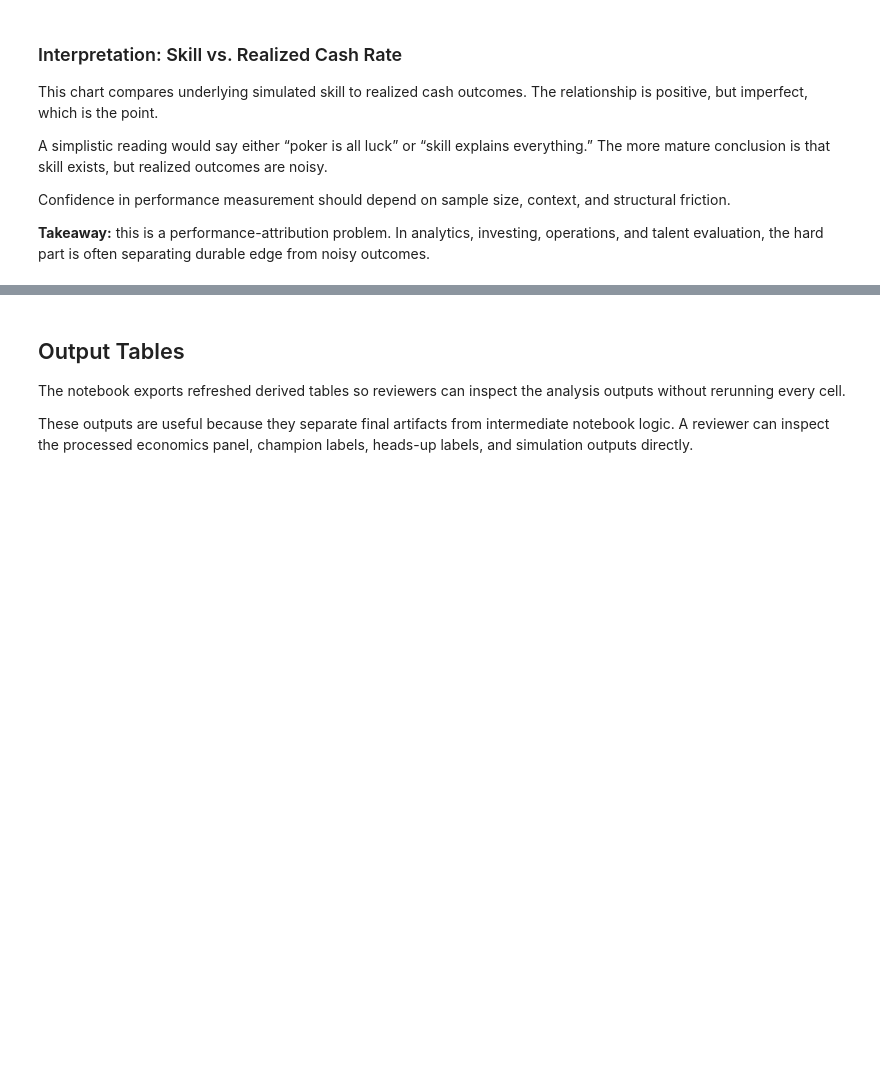
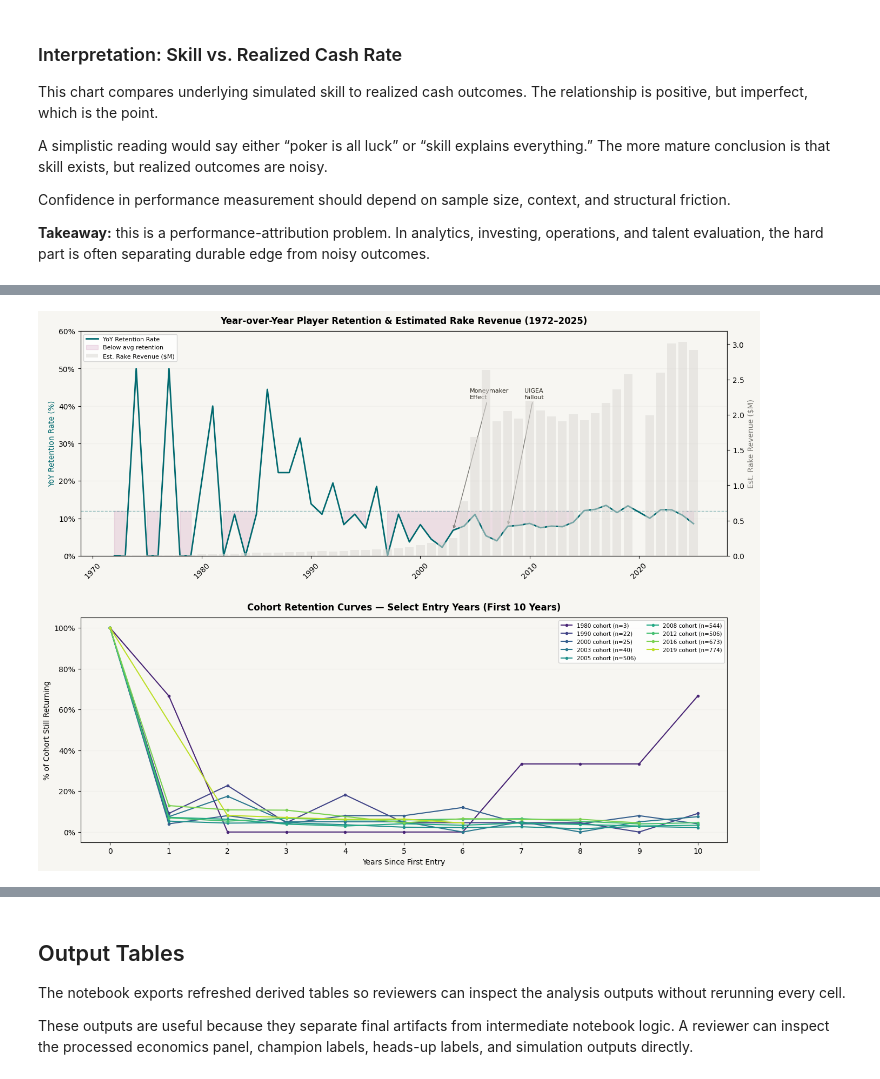
Before and after one commit to huntbrian1/WSOPProject, a Jupyter notebook: notebooks/WSOP_Main_Event_Analytics (10).ipynb, the cells around one changed output, grey strips where cells are left out. Saved outputs shown, nothing was run; the diff lists cells and outputs as text; code cells hidden in the pictures; blank space fills up the shorter version.

```diff
--- a/notebooks/WSOP_Main_Event_Analytics (10).ipynb
+++ b/notebooks/WSOP_Main_Event_Analytics (10).ipynb
@@ -1041,0 +1150,76 @@ Confidence in performance measurement should depend on sample size, context, and
+# %%
+import matplotlib.pyplot as plt
+import matplotlib.ticker as mticker
+
+fig, axes = plt.subplots(2, 1, figsize=(14, 11))
+fig.patch.set_facecolor('#f7f6f2')
+
+# --- Plot 1: YoY retention rate ---
+ax1 = axes[0]
+ax1.set_facecolor('#f7f6f2')
+
+yearly_entries = df.groupby('year')[['entries','buyin']].first().reset_index()
+ax2 = ax1.twinx()
+
+retention = yoy_df['yoy_retention_rate'] * 100
+ax1.plot(yoy_df['year'], retention, color='#01696f', linewidth=2, zorder=3, label='YoY Retention Rate')
+ax1.axhline(y=retention.mean(), color='#01696f', linewidth=1, linestyle='--', alpha=0.4)
+ax1.fill_between(yoy_df['year'], retention, retention.mean(),
+                 where=(retention < retention.mean()),
+                 alpha=0.12, color='#a12c7b', label='Below avg retention')
+
+rake_plot = yearly_entries[yearly_entries['year'].isin(yoy_df['year'])]
+ax2.bar(rake_plot['year'], rake_plot['entries'] * rake_plot['buyin'] * 0.03 / 1e6,
+        color='#dcd9d5', alpha=0.55, width=0.8, zorder=1, label='Est. Rake Revenue ($M)')
+
+ax1.set_ylabel('YoY Retention Rate (%)', color='#01696f', fontsize=10)
+ax2.set_ylabel('Est. Rake Revenue ($M)', color='#7a7974', fontsize=10)
+ax1.set_title('Year-over-Year Player Retention & Estimated Rake Revenue (1972–2025)',
+              fontsize=12, fontweight='bold', pad=10)
+ax1.set_ylim(0, 60)
+ax1.yaxis.set_major_formatter(mticker.FormatStrFormatter('%.0f%%'))
+
+for anno_year, label, y_offset in [(2003, 'Moneymaker\nEffect', 42), (2008, 'UIGEA\nFallout', 42)]:
+    if anno_year in yoy_df['year'].values:
+        val = retention[yoy_df['year'] == anno_year].values[0]
+        ax1.annotate(label, xy=(anno_year, val),
+                     xytext=(anno_year + 1.5, y_offset), fontsize=8, color='#28251d',
+                     arrowprops=dict(arrowstyle='->', color='#7a7974', lw=1), ha='left')
+
+lines1, labels1 = ax1.get_legend_handles_labels()
+lines2, labels2 = ax2.get_legend_handles_labels()
+ax1.legend(lines1 + lines2, labels1 + labels2, loc='upper left', fontsize=8, framealpha=0.8)
+ax1.grid(axis='y', alpha=0.2, color='#dcd9d5')
+ax1.tick_params(axis='x', rotation=45)
+
+# --- Plot 2: Cohort survival curves ---
+ax3 = axes[1]
+ax3.set_facecolor('#f7f6f2')
+
+highlight_cohorts = [1980, 1990, 2000, 2003, 2005, 2008, 2012, 2016, 2019]
+palette = plt.cm.viridis(np.linspace(0.1, 0.9, len(highlight_cohorts)))
+
+for cohort, color in zip(highlight_cohorts, palette):
+    cdata = retention_df[
+        (retention_df['cohort_year'] == cohort) &
+        (retention_df['years_since_entry'] <= 10)
+    ].copy()
+    if len(cdata) > 1:
+        ax3.plot(cdata['years_since_entry'], cdata['retention_rate'] * 100,
+                 marker='o', markersize=3, linewidth=1.5, color=color,
+                 label=f"{cohort} cohort (n={cdata['cohort_size'].iloc[0]:,})")
+
+ax3.set_xlabel('Years Since First Entry', fontsize=10)
+ax3.set_ylabel('% of Cohort Still Returning', fontsize=10)
+ax3.set_title('Cohort Retention Curves — Select Entry Years (First 10 Years)',
+              fontsize=12, fontweight='bold', pad=10)
+ax3.yaxis.set_major_formatter(mticker.FormatStrFormatter('%.0f%%'))
+ax3.legend(fontsize=7.5, loc='upper right', framealpha=0.8, ncol=2)
+ax3.grid(axis='y', alpha=0.2, color='#dcd9d5')
+ax3.set_xticks(range(0, 11))
+
+plt.tight_layout(pad=3.0)
+plt.savefig('wsop_retention_analysis.png', dpi=150, bbox_inches='tight', facecolor='#f7f6f2')
+plt.show()
+# %% [output]
+[figure, added]
```
Also changed, not shown: parts of 6 cells of this notebook, 2 other files.
